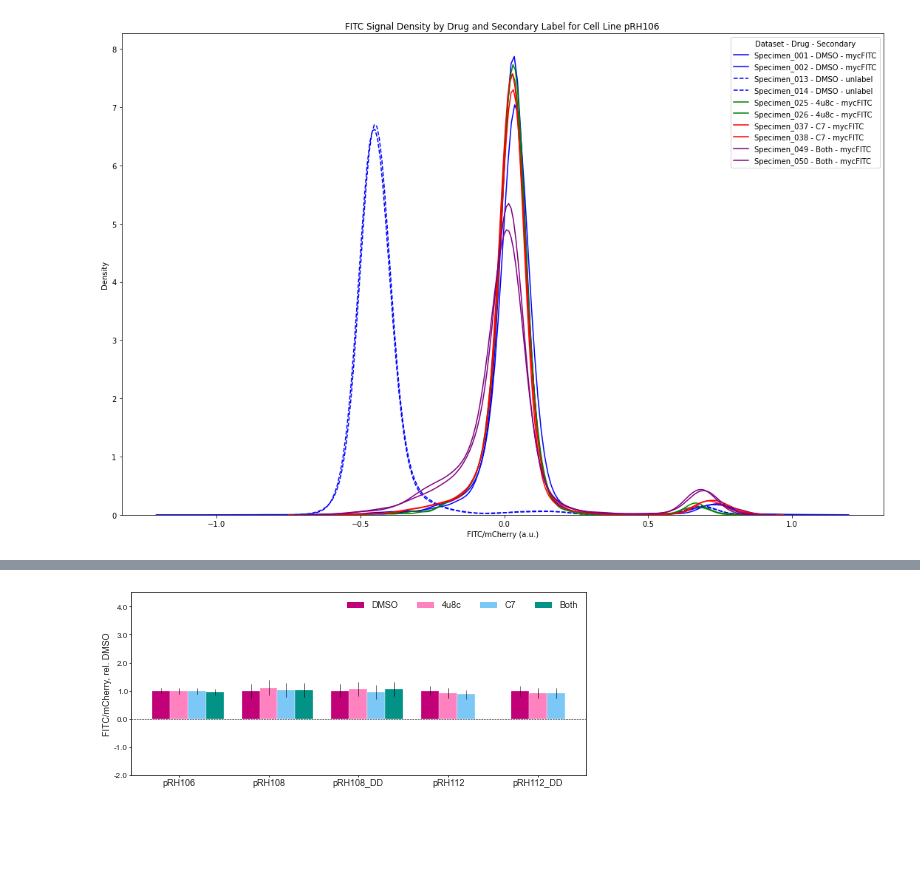
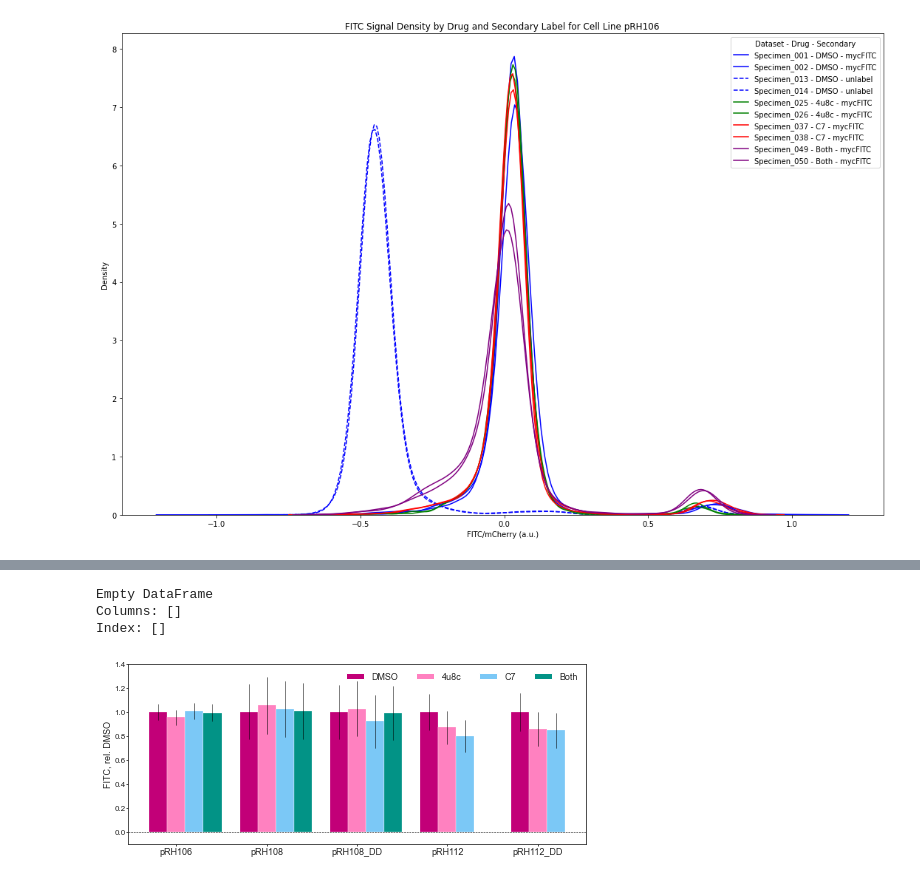
Before and after one commit to kwalcott97/UPR_drug_spike_expression, a Jupyter notebook: Flow Processing Code.ipynb, the cells around one changed output, grey strips where cells are left out. Cells and saved outputs as stored; diff of their text form; code cells hidden in the pictures; blank space fills up the shorter version.

```diff
--- a/Flow Processing Code.ipynb
+++ b/Flow Processing Code.ipynb
@@ -237,0 +260,19 @@ plot_kde_fitc_by_drug_secondary(combined_data_dict, 'pRH106', 'Normalized (a.u.)
+# %%
+def normalize_FITC_to_DMSO_control(df, control_drug='DMSO'):
+    # Extract control median FITC values for each cell line to use in normalization.
+    control_medians = df[df['drug'] == control_drug][['cell_line', 'median_FITC', 'sem_FITC']].rename(columns={'median_FITC': 'median_FITC_control', 'sem_FITC': 'sem_FITC_control'})
+
+    # Merge the control data with the main DataFrame for direct comparison.
+    normalized_df = df.merge(control_medians, on='cell_line')
+
+    # Calculate the normalized FITC value to control and its associated error.
+    normalized_df['FITC_normalized_to_control'] = normalized_df['median_FITC'] / normalized_df['median_FITC_control']
+    normalized_df['error_normalized_to_control'] = normalized_df['FITC_normalized_to_control'] * np.sqrt(
+        (normalized_df['sem_FITC'] / normalized_df['median_FITC'])**2 +
+        (normalized_df['sem_FITC_control'] / normalized_df['median_FITC_control'])**2
+    )
+
+    return normalized_df
+
+# Apply the new normalization function to the aggregated data.
+FITC_normalized_data = normalize_FITC_to_DMSO_control(compressed_df, control_drug='DMSO')
@@ -238,7 +299,48 @@ plot_kde_fitc_by_drug_secondary(combined_data_dict, 'pRH106', 'Normalized (a.u.)
+# %%
+import scipy.stats as stats
+
+def mann_whitney_test_by_group(df, group_column, comparison_column):
+    unique_groups = df[group_column].unique()
+    results = []
+
+    for cell_line in unique_groups:
+        cell_line_data = df[df[group_column] == cell_line]
+        drugs = cell_line_data['drug'].unique()
+
+        for i in range(len(drugs)):
+            for j in range(i + 1, len(drugs)):
+                drug1 = drugs[i]
+                drug2 = drugs[j]
+
+                data1 = cell_line_data[cell_line_data['drug'] == drug1][comparison_column]
+                data2 = cell_line_data[cell_line_data['drug'] == drug2][comparison_column]
+
+                # Perform the Mann-Whitney U test
+                u_stat, p_value = stats.mannwhitneyu(data1, data2, alternative='two-sided')
+
+                results.append({
+                    'cell_line': cell_line,
+                    'drug1': drug1,
+                    'drug2': drug2,
+                    'U_statistic': u_stat,
+                    'p_value': p_value
+                })
+
+    return pd.DataFrame(results)
+
+# Using the function on your DataFrame
+test_results = mann_whitney_test_by_group(FITC_normalized_data, 'cell_line', 'normalized_to_control')
+
+# Displaying the results
+print(test_results)
+# %% [output]
+Empty DataFrame
+Columns: []
+Index: []
 # %%
 # Pivot your data to have 'cell_line' as rows and 'drug' as columns
-pivoted_data = normalized_data.pivot(index='cell_line', columns='drug', values='normalized_to_control')
-pivoted_error = normalized_data.pivot(index='cell_line', columns='drug', values='error_normalized_to_control')
+pivoted_data = FITC_normalized_data.pivot(index='cell_line', columns='drug', values='FITC_normalized_to_control')
+pivoted_error = FITC_normalized_data.pivot(index='cell_line', columns='drug', values='error_normalized_to_control')
 
 # Define colors
 DMSO_color = '#C20078'
@@ -277,33 +379,33 @@ for xval, cell_line in enumerate(pivoted_data.index):
                     color = C7_color
                 else:  # 'Both'
                     color = Both_color
 
                 # Plot the bar and error bars
                 plt.bar(position, value, width, color=color, linewidth=0.25)
                 plt.plot([position, position], [value - error, value + error], 'k-', linewidth=0.5)
 
 # Set x-ticks to be in the center of each group of bars
 center_positions = np.arange(len(pivoted_data.index)) - (0.5 * width)
 plt.xticks(center_positions, pivoted_data.index, fontsize=9, rotation=0, ha='center', rotation_mode="anchor")
 
 # Y-axis label and legend
 plt.yticks(fontsize=8)
-plt.ylabel('FITC/mCherry, rel. DMSO', labelpad=2, fontsize=9)
+plt.ylabel('FITC, rel. DMSO', labelpad=2, fontsize=9)
 legend_elements = [Patch(facecolor=DMSO_color, label='DMSO'),
                    Patch(facecolor=fouru8c_color, label='4u8c'),
                    Patch(facecolor=C7_color, label='C7'),
                    Patch(facecolor=Both_color, label='Both')]
 plt.legend(handles=legend_elements, fontsize=9, loc='upper right', ncol=4, frameon=False)
 
 # Additional formatting
 plt.axhline(y=0, linestyle='dashed', c='black', linewidth=0.5)
 fmt = '%.1f'
-plt.ylim(-2,4.5)
+plt.ylim(-0.1,1.4)
 yticks = mtick.FormatStrFormatter(fmt)
 plt.gca().yaxis.set_major_formatter(yticks)
 plt.tight_layout()
 
 # Save the figure as a high-quality PNG
 #plt.savefig('flow_results.png', dpi=300)
 # %% [output]
-[figure, old version]
+[figure, new version]
```
Also changed, not shown: parts of 4 cells of this notebook.
